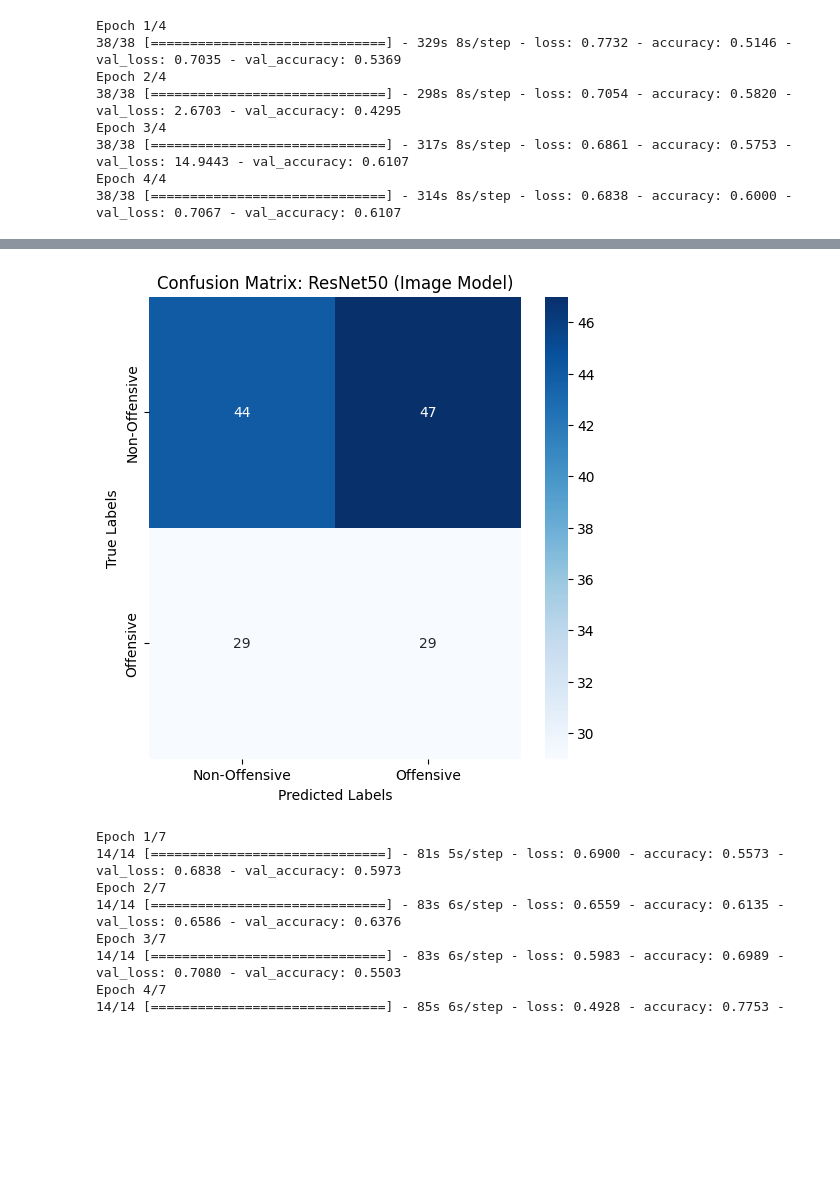
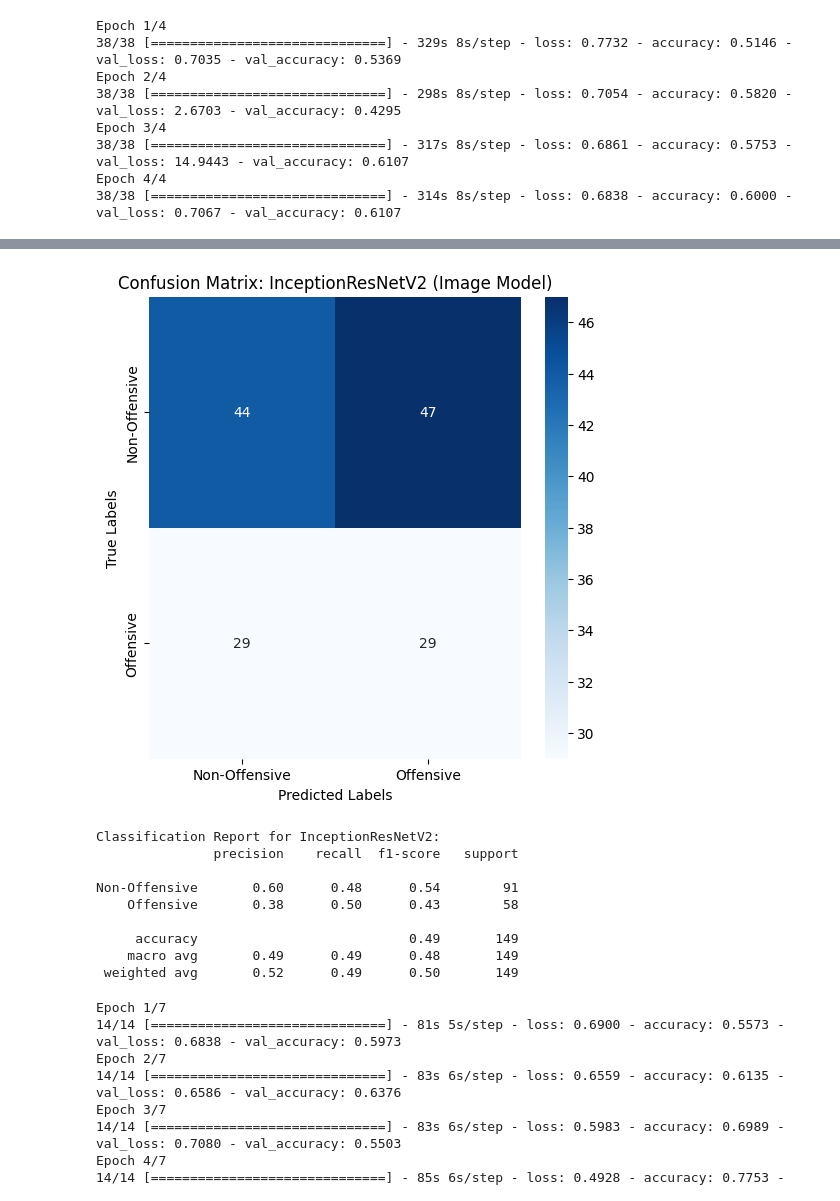
Before and after one commit to jasrajsehmbey/MultiOff, a Jupyter notebook: inception_embedding_model.ipynb, the cells around one changed output, grey strips where cells are left out. Drawn from its saved outputs; the diff is of its cells as text; code cells hidden in the pictures; blank space fills up the shorter version.

```diff
--- a/inception_embedding_model.ipynb
+++ b/inception_embedding_model.ipynb
@@ -187,8 +204,12 @@ image_conf_matrix = confusion_matrix(test_data["label"], image_predictions_binar
 # Visualize Confusion Matrix
 plt.figure(figsize=(6, 6))
 sns.heatmap(image_conf_matrix, annot=True, fmt="d", cmap="Blues", xticklabels=["Non-Offensive", "Offensive"], yticklabels=["Non-Offensive", "Offensive"])
-plt.title("Confusion Matrix: ResNet50 (Image Model)")
+plt.title("Confusion Matrix: InceptionResNetV2 (Image Model)")
 plt.xlabel("Predicted Labels")
 plt.ylabel("True Labels")
 plt.show()
+
+# Classification Report
+print("Classification Report for InceptionResNetV2:")
+print(classification_report(test_data["label"], image_predictions_binary, target_names=["Non-Offensive", "Offensive"]))
 # %% [output]
@@ -196,4 +217,13 @@ plt.show()
-[figure, old version]
+[figure, new version]
+Classification Report for InceptionResNetV2:
+               precision    recall  f1-score   support
+
+Non-Offensive       0.60      0.48      0.54        91
+    Offensive       0.38      0.50      0.43        58
+
+     accuracy                           0.49       149
+    macro avg       0.49      0.49      0.48       149
+ weighted avg       0.52      0.49      0.50       149
 # %%
 model.save("image_model_inception-resnet.h5")
 # %%
```
Also changed, not shown: parts of 5 cells of this notebook.
